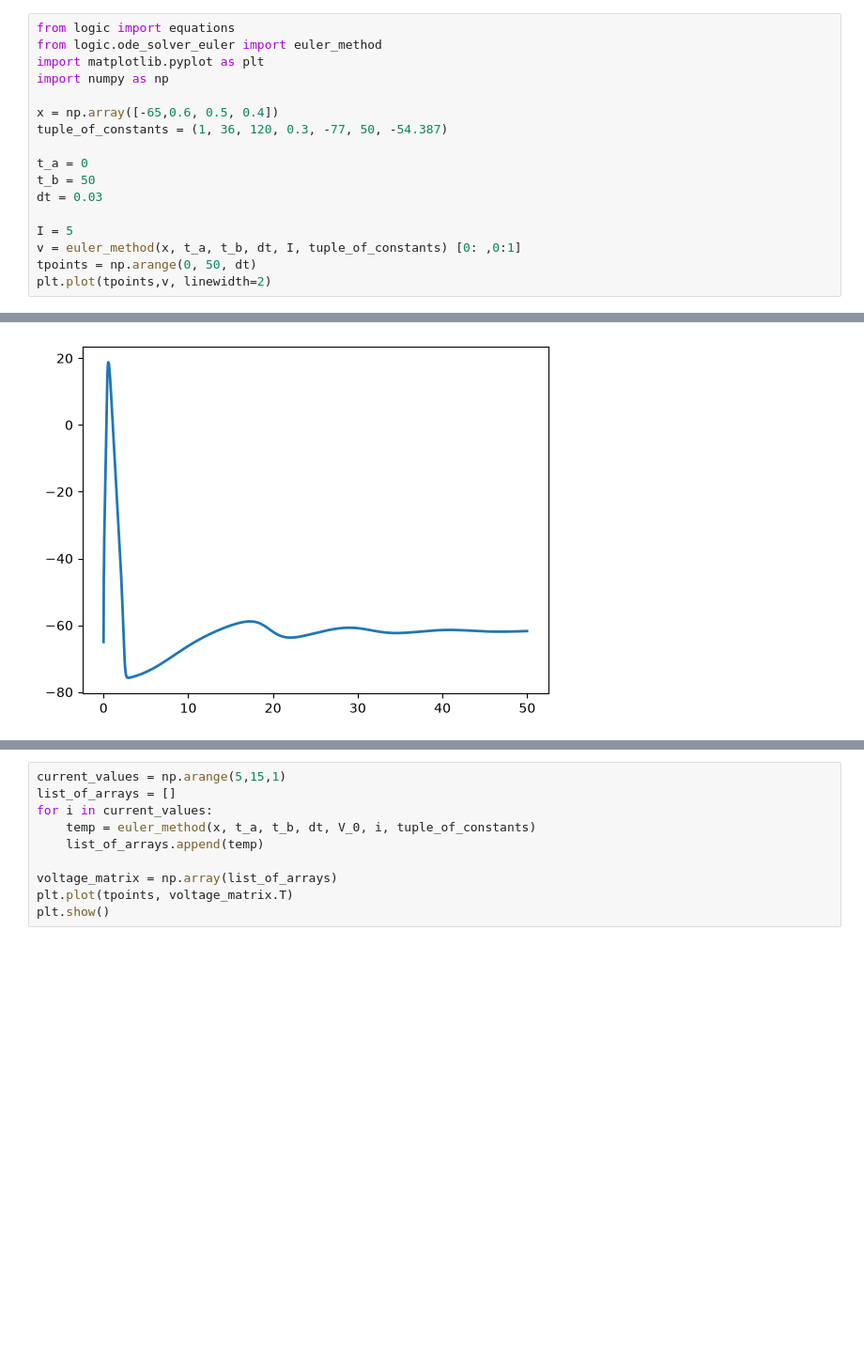
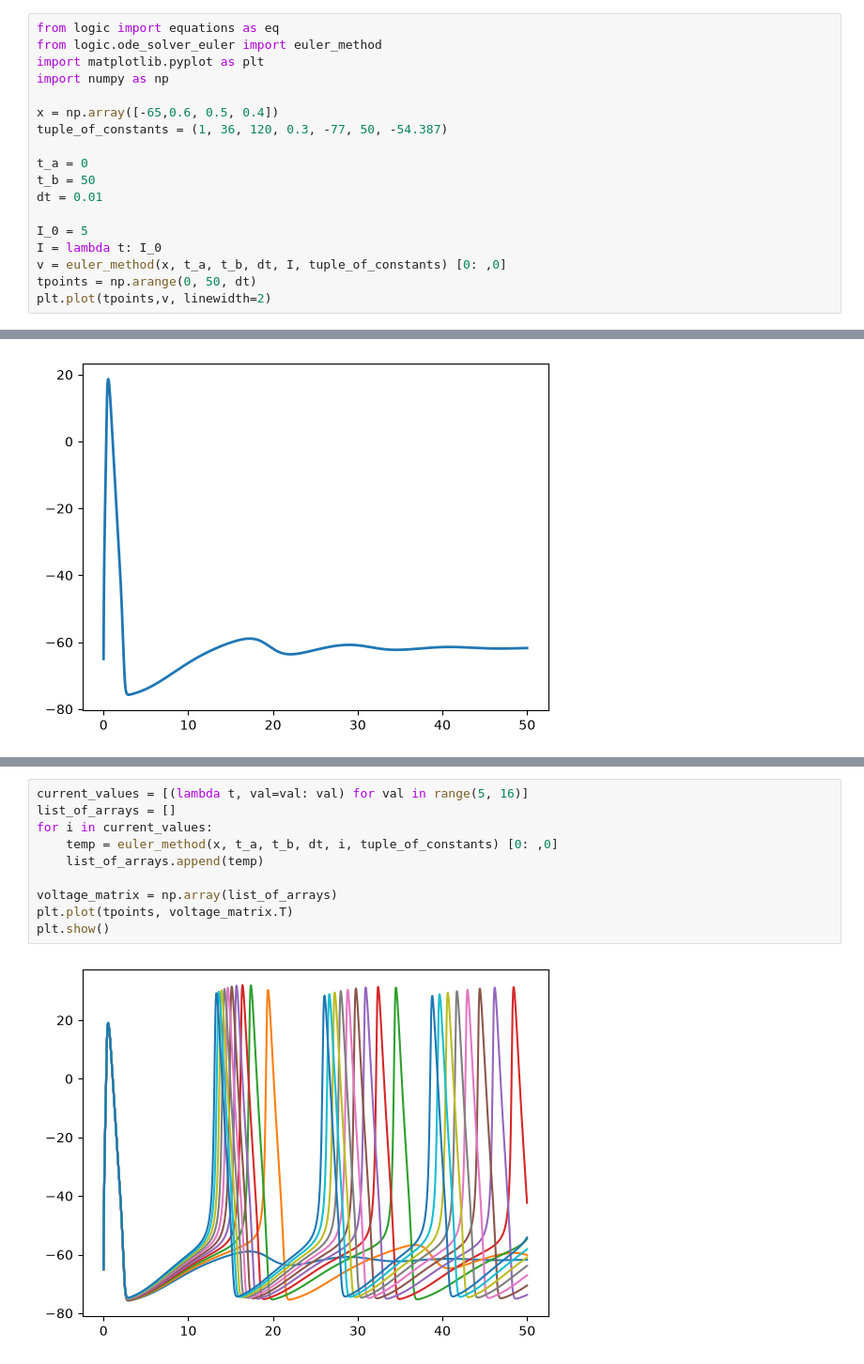
Before and after one commit to Isomorphic13/neuronensimulation, a Jupyter notebook: notebooks/hodgkins_huxley_gleichungssystem.ipynb, the cells around one changed output, grey strips where cells are left out. Shown at 94% size. Saved outputs shown, nothing was run; the diff lists cells and outputs as text; blank space fills up the shorter version.

Commit message:
feat: completed the logic task "2.Hodgkin-Huxley Gleichungssystem". Comments and visualization are yet to be completed

```diff
--- a/notebooks/hodgkins_huxley_gleichungssystem.ipynb
+++ b/notebooks/hodgkins_huxley_gleichungssystem.ipynb
@@ -1,5 +1,5 @@
 # %%
-from logic import equations
+from logic import equations as eq
 from logic.ode_solver_euler import euler_method
 import matplotlib.pyplot as plt
 import numpy as np
@@ -9,10 +9,11 @@ tuple_of_constants = (1, 36, 120, 0.3, -77, 50, -54.387)
 
 t_a = 0
 t_b = 50
-dt = 0.03
+dt = 0.01
 
-I = 5
-v = euler_method(x, t_a, t_b, dt, I, tuple_of_constants) [0: ,0:1]
+I_0 = 5
+I = lambda t: I_0
+v = euler_method(x, t_a, t_b, dt, I, tuple_of_constants) [0: ,0]
 tpoints = np.arange(0, 50, dt)
 plt.plot(tpoints,v, linewidth=2)
 # %% [output]
@@ -60,12 +59,14 @@ plt.show()
 # %% [output]
 [figure]
 # %%
-current_values = np.arange(5,15,1)
+current_values = [(lambda t, val=val: val) for val in range(5, 16)]
 list_of_arrays = []
 for i in current_values:
-    temp = euler_method(x, t_a, t_b, dt, V_0, i, tuple_of_constants)
+    temp = euler_method(x, t_a, t_b, dt, i, tuple_of_constants) [0: ,0]
     list_of_arrays.append(temp)
 
 voltage_matrix = np.array(list_of_arrays)
 plt.plot(tpoints, voltage_matrix.T)
 plt.show()
+# %% [output]
+[figure, added]
```
Also changed, not shown: parts of 3 cells of this notebook, 3 other files.
